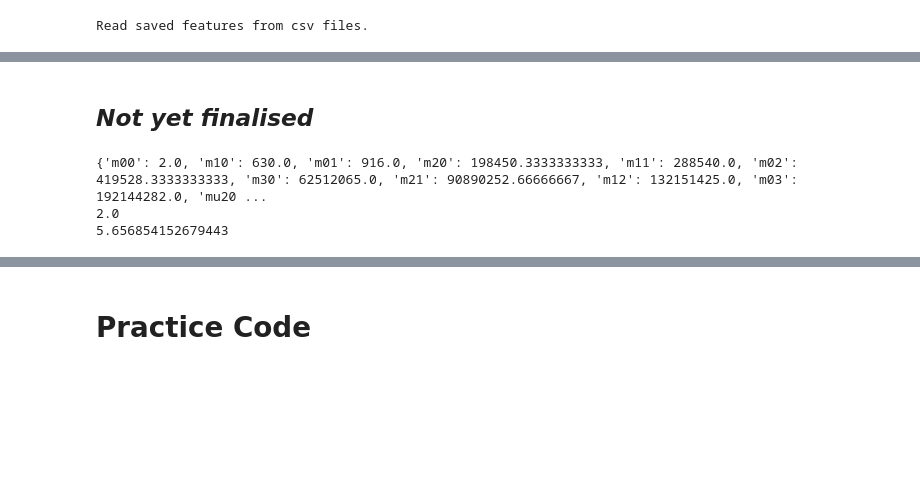
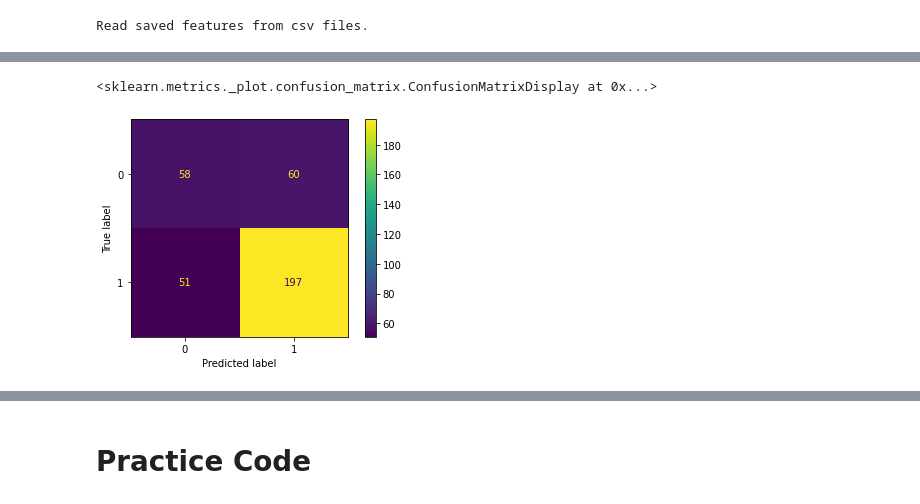
Before and after one commit to Nadeem-Anwar/Nadeem-Anwar, a Jupyter notebook: Cancer.ipynb, the cells around one changed output, grey strips where cells are left out. Cells and saved outputs as stored; diff of their text form; code cells hidden in the pictures; blank space fills up the shorter version.

Commit message:
Histopathological Image Classification using Machine Learning techniques Created using Colaboratory

```diff
--- a/Cancer.ipynb
+++ b/Cancer.ipynb
@@ -481,10 +584,8 @@ x_Btest = read_feature('Bx_test.csv')
 x_Mtrain = read_feature('Mx_train.csv')
 x_Mtest = read_feature('Mx_test.csv')
 
-'''print('x_Btrain & y_Btrain:\n', x_Btrain, y_Btrain)
-print('x_Btest, y_Btest:\n', x_Btest, y_Btest)
-print('x_Mtrain, y_Mtrain:\n', x_Mtrain, y_Mtrain)
-print('x_Mtest, y_Mtest:\n', x_Mtest, y_Mtest)'''
+x_train = [*x_Btrain, *x_Mtrain]
+x_test = [*x_Btest, *x_Mtest]
 print('Read saved features from csv files.')
 # %% [output]
 Read saved features from csv files.
@@ -496,4 +597,7 @@ y_Btest = [0 for i in range(Bx_testCount)]
 
 y_Mtrain = [1 for i in range(Mx_trainCount)]
 y_Mtest = [1 for i in range(Mx_testCount)]
+
+y_train = [*y_Btrain, *y_Mtrain]
+y_test = [*y_Btest, *y_Mtest]
 # %% [markdown]
@@ -500,0 +605,10 @@ y_Mtest = [1 for i in range(Mx_testCount)]
+# %%
+#@title Scaling & Normalising
+from sklearn.preprocessing import StandardScaler, normalize
+scaler = StandardScaler()
+scaler.fit(x_train)
+x_train = scaler.transform(x_train)
+x_test = scaler.transform(x_test)
+print(x_train)
+data_normalized_l1 = normalize(x_train, norm='l1')
+print("\nL1 normalized data:\n", data_normalized_l1)
@@ -501,27 +633,18 @@ y_Mtest = [1 for i in range(Mx_testCount)]
 # %%
+#@title **KNN**
 from sklearn.neighbors import KNeighborsClassifier
 from sklearn import metrics
 
-def cancer_classsifier(x_train, y_train, x_test, y_test):
-  classifier_knn = KNeighborsClassifier(n_neighbors = 3)
-  classifier_knn.fit(x_train, y_train)
-  y_pred = classifier_knn.predict(x_test)
-  print(y_pred)
+print('classifier is running....')
+classifier_knn = KNeighborsClassifier(n_neighbors = 3)
+classifier_knn.fit(x_train, y_train)
+y_pred = classifier_knn.predict(x_test)
+print(y_pred)
 
-  # Finding accuracy by comparing actual response values(y_test)with predicted response value(y_pred)
-  print("Accuracy = ", metrics.accuracy_score(y_test, y_pred))
-
-print('classifier is running....')
-cancer_classsifier(x_Btrain, y_Btrain, x_Btest, y_Btest)
-cancer_classsifier(x_Mtrain, y_Mtrain, x_Mtest, y_Mtest)
-x_train = x_Btrain
-y_train = y_Btrain
-x_test = x_Btest
-y_test = y_Btest
-x_train.append(x_Mtrain)
-y_train.append(y_Mtrain)
-x_test.append(x_Mtest)
-y_test.append(y_Mtest)
-#cancer_classsifier(x_train, y_train, x_test, y_test)
+# Finding accuracy by comparing actual response values(y_test)with predicted response value(y_pred)
+print("Accuracy = ", metrics.accuracy_score(y_test, y_pred))
+print('Confusion Matrix:\n', metrics.confusion_matrix(y_test, y_pred))
+print('Performance Evaluation:\n', metrics.classification_report(y_test, y_pred))
+metrics.plot_confusion_matrix(classifier_knn, x_test, y_test)
 # %% [output]
 classifier is running....
@@ -541,26 +667,2 @@ Accuracy =  1.0
+<sklearn.metrics._plot.confusion_matrix.ConfusionMatrixDisplay at 0x...>
+[figure, added]
-# %% [markdown]
-## *Not yet finalised*
-# %%
-# MORPHOLOGICAL FEATURE : AREA, PERIMETER, COMPACTNESS, ASPECT RATIO, CONVEX AREA,SOLIDITY, CANCAVITY, ROUNDNESS
-
-import numpy as np
-import cv2
-from google.colab.patches import cv2_imshow
-#img = cv.imread('star.jpg',0)
-img = Mx_train[10]
-imgg = cv2.cvtColor(img, cv2.COLOR_BGR2GRAY)
-ret,thresh = cv2.threshold(imgg,127,255,0)
-contours, im2 = cv2.findContours(thresh, 1, 2)
-cnt = contours[0]
-M = cv2.moments(cnt)
-print( M )
-#Area Property
-area = cv2.contourArea(cnt)
-print(area)
-#Perimeter Property
-perimeter = cv2.arcLength(cnt,True)
-print(perimeter)
-# %% [output]
-{'m00': 2.0, 'm10': 630.0, 'm01': 916.0, 'm20': 198450.3333333333, 'm11': 288540.0, 'm02': 419528.3333333333, 'm30': 62512065.0, 'm21': 90890252.66666667, 'm12': 132151425.0, 'm03': 192144282.0, 'mu20 ...
-2.0
-5.656854152679443
```
Also changed, not shown: parts of 26 cells of this notebook.
